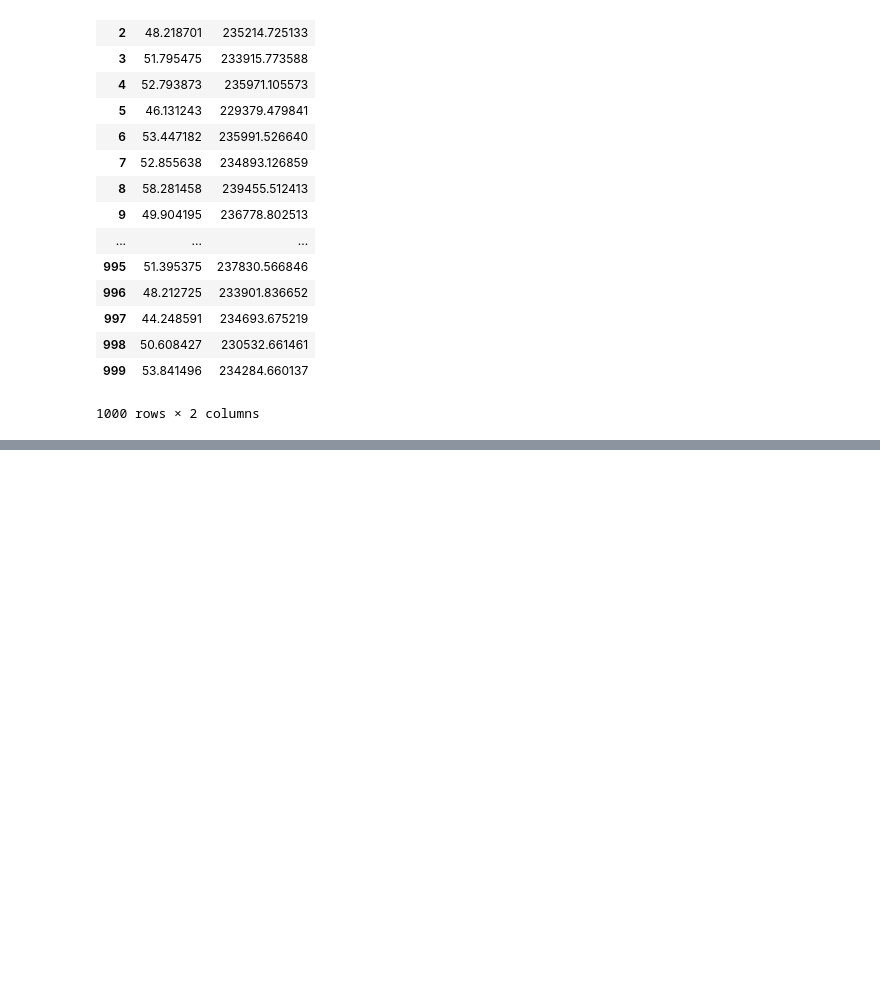
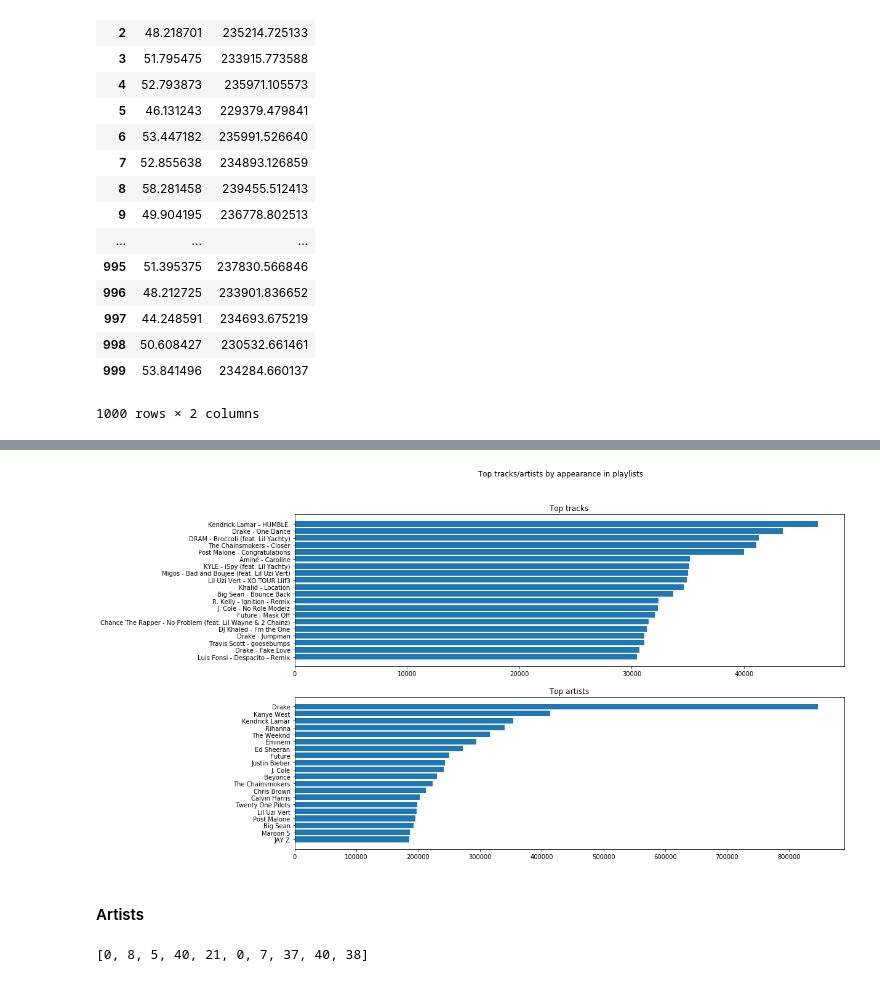
Before and after one commit to awgeezrick/CS109a_finalproject_group20, a Jupyter notebook: erik/scratch_notebook.ipynb, the cells around one changed output, grey strips where cells are left out. Drawn from its saved outputs; the diff is of its cells as text; code cells hidden in the pictures; blank space fills up the shorter version.

```diff
--- a/erik/scratch_notebook.ipynb
+++ b/erik/scratch_notebook.ipynb
@@ -140,0 +319,6 @@ playlists_df
+# %%
+# Most popular artists by playlist appearance (artist name)
+artist_playlist_app_count = session.query(Playlists.artist_name, func.count(Playlists.artist_name).label('count')).group_by(Playlists.artist_name).all()
+# %%
+artist_playlist_app_count.sort(key=lambda x: x[1], reverse=True)
+artist_playlist_app_count[:20]
@@ -140,0 +346,6 @@ playlists_df
+# %%
+# Most popular tracks by playlist appearance (uri)
+track_playlist_app_count = session.query(Playlists.artist_name, Playlists.track_name, func.count(Playlists.track_uri).label('count')).group_by(Playlists.track_uri).all()
+# %%
+track_playlist_app_count.sort(key=lambda x: x[2], reverse=True)
+track_playlist_app_count[:20]
@@ -140,0 +373,45 @@ playlists_df
+# %%
+top20_track_counts = [x[2] for x in track_playlist_app_count[:20]]
+top20_track_labels = [x[0] + ' - ' + x[1] for x in track_playlist_app_count[:20]]
+
+top20_artist_counts = [x[1] for x in artist_playlist_app_count[:20]]
+top20_artist_labels = [x[0] for x in artist_playlist_app_count[:20]]
+
+top20_track_counts.reverse()
+top20_track_labels.reverse()
+top20_artist_counts.reverse()
+top20_artist_labels.reverse()
+
+# barplots for 20 most popular artists/tracks
+fig, axs = plt.subplots(2, 1, figsize=(16, 10))
+
+y1 = np.arange(len(top20_track_counts))
+y2 = np.arange(len(top20_artist_counts))
+
+axs[0].barh(y1, top20_track_counts)
+
+axs[0].set_title('Top tracks')
+# axs[0].set_ylabel('# of playlists')
+# axs[0].set_xlabel('Average song length')
+axs[0].set_yticks(y1)
+axs[0].set_yticklabels(top20_track_labels)
+
+axs[1].barh(y2, top20_artist_counts)
+
+axs[1].set_title('Top artists')
+# axs[1].set_ylabel('# of playlists')
+# axs[1].set_xlabel('Average song length')
+axs[1].set_yticks(y2)
+axs[1].set_yticklabels(top20_artist_labels)
+
+fig.suptitle('Top tracks/artists by appearance in playlists');
+# %% [output]
+[figure, added]
+# %% [markdown]
+#### Artists
+# %%
+artist_popularities = session.query(Artists.artist_popularity).all()
+artist_popularities = [x[0] for x in artist_popularities]
+artist_popularities[:10]
+# %% [output]
+[0, 8, 5, 40, 21, 0, 7, 37, 40, 38]
```
Also changed, not shown: parts of 22 cells of this notebook, 2 other files.
